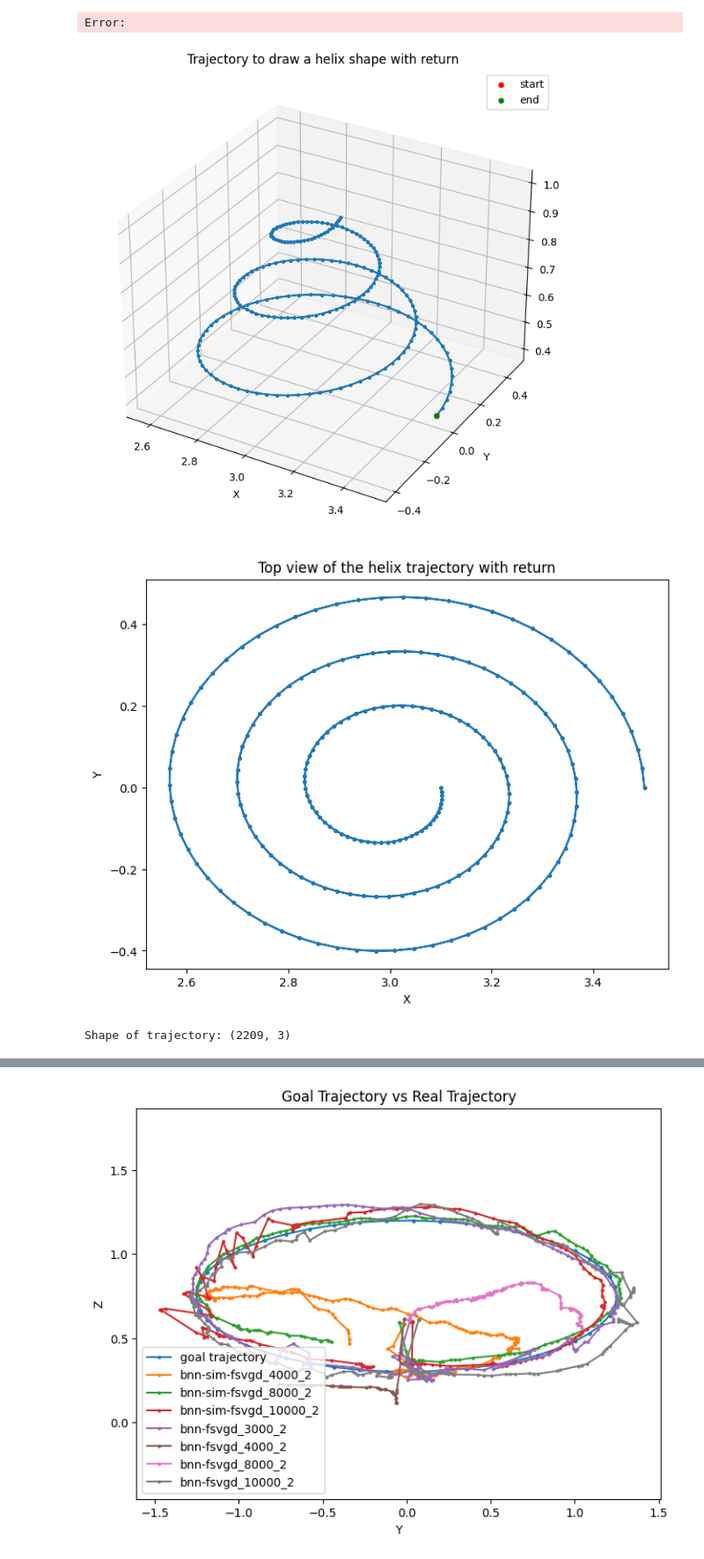
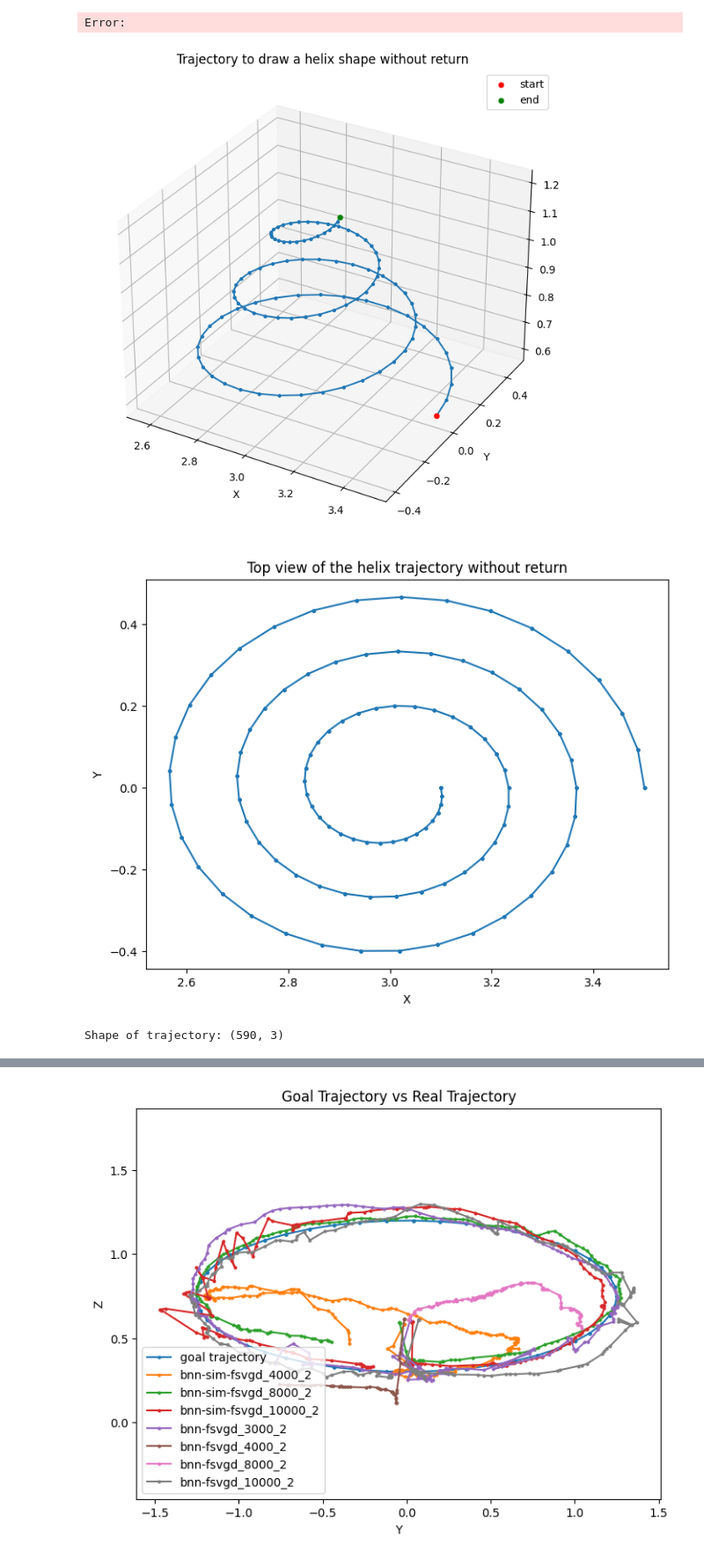
Before and after one commit to benjirer/active-learning-dynamics, a Jupyter notebook: goal_gen.ipynb, the cells around one changed output, grey strips where cells are left out. Shown at 88% size. Saved outputs shown, nothing was run; the diff lists cells and outputs as text; code cells hidden in the pictures.

```diff
--- a/goal_gen.ipynb
+++ b/goal_gen.ipynb
@@ -125,17 +125,17 @@ from scipy import signal
 from mpl_toolkits.mplot3d import Axes3D
 
 # Select the shape
-shape_type: str = "helix"  # Options: "slalom", "zigzag", "helix"
+shape_type: str = "slalom"  # Options: "slalom", "zigzag", "helix"
 tag: str = "_v0"  # Tag to differentiate between different versions
 
 # Option to reverse the trajectory
-reverse_trajectory: bool = True  # Set to True to include reverse path, False otherwise
+reverse_trajectory: bool = False  # Set to True to include reverse path, False otherwise
 
 # save trajectory
 save_trajectory: bool = True
 
 # Parameter t (more points for smoother/slower trajectory)
-num_points = 200
+num_points = 100
 t = np.linspace(0, 4 * np.pi, num_points)  # Adjusted for multiple turns
 
 # x limits
@@ -211,13 +211,13 @@ else:
     y_scaled = y
 
 # Repeat first point n times to pause at the start
-repeat_first_point_times = 3
+repeat_first_point_times = 10
 x_scaled = np.insert(x_scaled, 0, [x_scaled[0]] * (repeat_first_point_times - 1))
 y_scaled = np.insert(y_scaled, 0, [y_scaled[0]] * (repeat_first_point_times - 1))
 z_scaled = np.insert(z_scaled, 0, [z_scaled[0]] * (repeat_first_point_times - 1))
 
 # Repeat the last point n times to pause at the end
-repeat_last_point_times = 20
+repeat_last_point_times = 10
 x_scaled = np.append(x_scaled, [x_scaled[-1]] * (repeat_last_point_times - 1))
 y_scaled = np.append(y_scaled, [y_scaled[-1]] * (repeat_last_point_times - 1))
 z_scaled = np.append(z_scaled, [z_scaled[-1]] * (repeat_last_point_times - 1))
@@ -260,33 +260,33 @@ ax.legend()
 plt.show()
 
 # Plot 2D view from top
 plt.figure(figsize=(8, 6))
 plt.plot(x_total, y_total, '-o', markersize=2)
 plt.xlabel('X')
 plt.ylabel('Y')
 plt.title(f'Top view of the {shape_type} trajectory {title_suffix}')
 plt.show()
 
 if save_trajectory:
     # Save trajectory as array
     trajectory = np.column_stack((x_total, y_total, z_total))
     print("Shape of trajectory:", trajectory.shape)
     with open(f"goal_traj/{shape_type}{tag}_goal_trajectory.pkl", "wb") as f:
         pickle.dump(trajectory, f)
 
     # Import and plot the trajectory to check
     with open(f"goal_traj/{shape_type}{tag}_goal_trajectory.pkl", "rb") as f:
         trajectory_loaded = pickle.load(f)
 
     fig = plt.figure(figsize=(10, 8))
     ax = fig.add_subplot(111, projection='3d')
     ax.plot(trajectory_loaded[:, 0], trajectory_loaded[:, 1], trajectory_loaded[:, 2], '-o', markersize=2)
     ax.set_xlabel('X')
     ax.set_ylabel('Y')
     ax.set_zlabel('Z')
     ax.set_title(f'Loaded Trajectory to draw a {shape_type} shape {title_suffix}')
     plt.show()
 # %% [output]
-[figure, old version]
+[figure, new version]
-[figure, old version]
+[figure, new version]
-Shape of trajectory: (2209, 3)
+Shape of trajectory: (590, 3)
```
Also changed, not shown: parts of 1 cell of this notebook, 49 other files.
